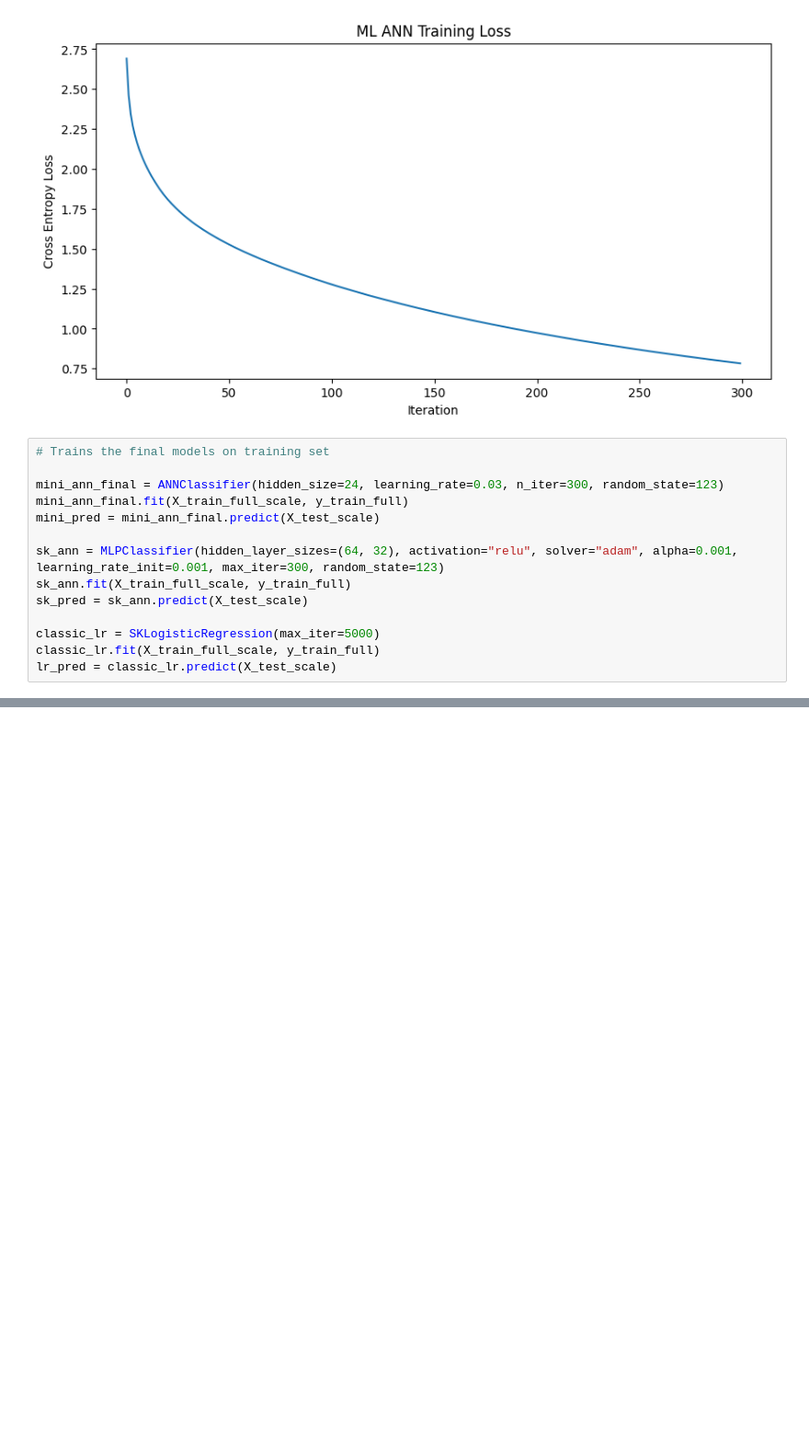
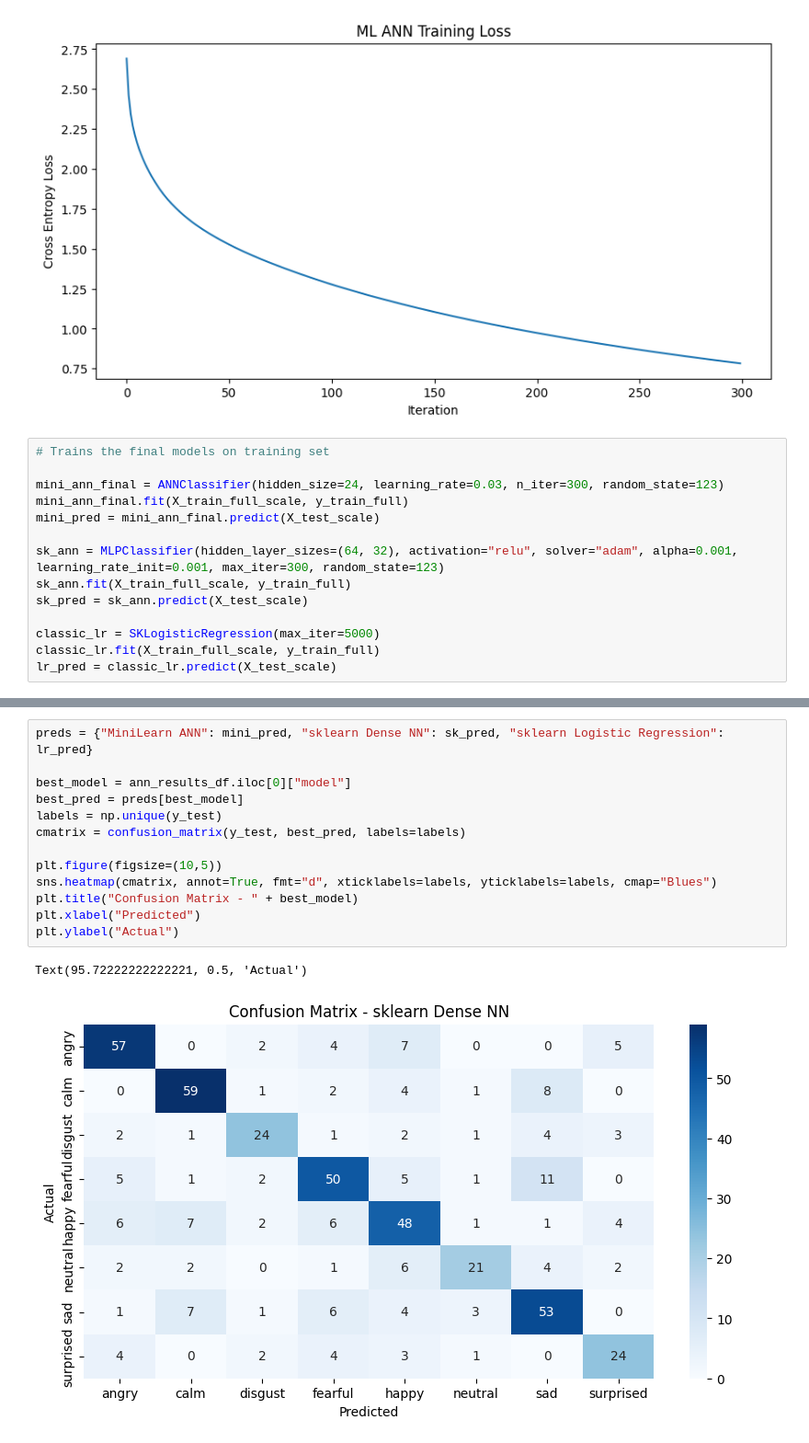
Before and after one commit to daley-tyler/Project_CSE432-532, a Jupyter notebook: SER_Project/notebooks/ANN_13_14.ipynb, the cells around one changed output, grey strips where cells are left out. Shown at 92% size. Saved outputs shown, nothing was run; the diff lists cells and outputs as text; blank space fills up the shorter version.

Commit message:
more visuals, finally onto final report

```diff
--- a/SER_Project/notebooks/ANN_13_14.ipynb
+++ b/SER_Project/notebooks/ANN_13_14.ipynb
@@ -111,0 +117,16 @@ ann_results_df
+# %%
+preds = {"MiniLearn ANN": mini_pred, "sklearn Dense NN": sk_pred, "sklearn Logistic Regression": lr_pred}
+
+best_model = ann_results_df.iloc[0]["model"]
+best_pred = preds[best_model]
+labels = np.unique(y_test)
+cmatrix = confusion_matrix(y_test, best_pred, labels=labels)
+
+plt.figure(figsize=(10,5))
+sns.heatmap(cmatrix, annot=True, fmt="d", xticklabels=labels, yticklabels=labels, cmap="Blues")
+plt.title("Confusion Matrix - " + best_model)
+plt.xlabel("Predicted")
+plt.ylabel("Actual")
+# %% [output]
+Text(95.72222222222221, 0.5, 'Actual')
+[figure, added]
```
Also changed, not shown: parts of 2 cells of this notebook.
